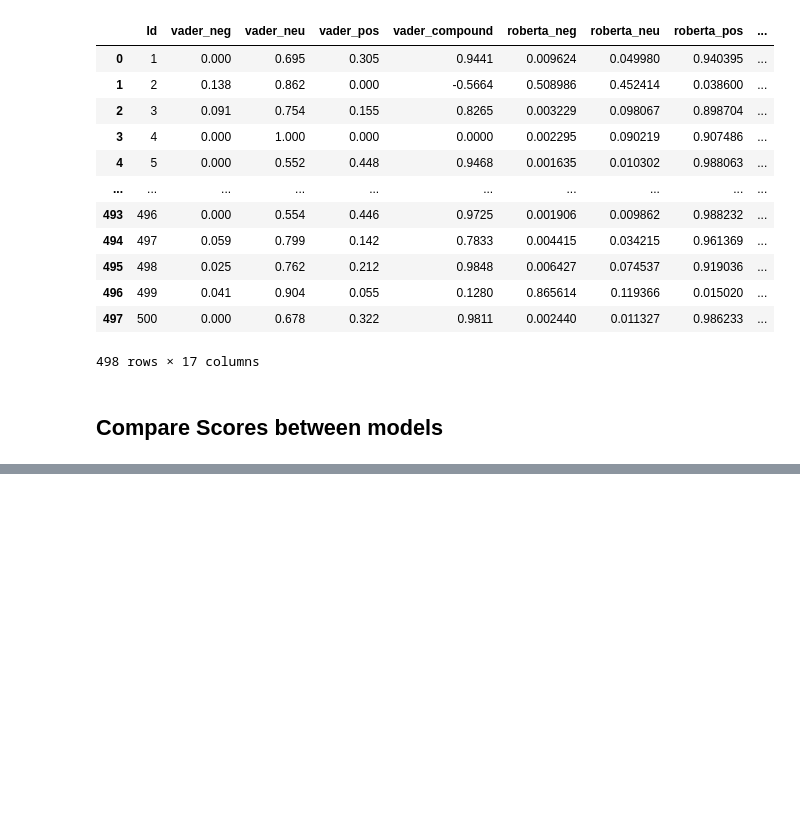
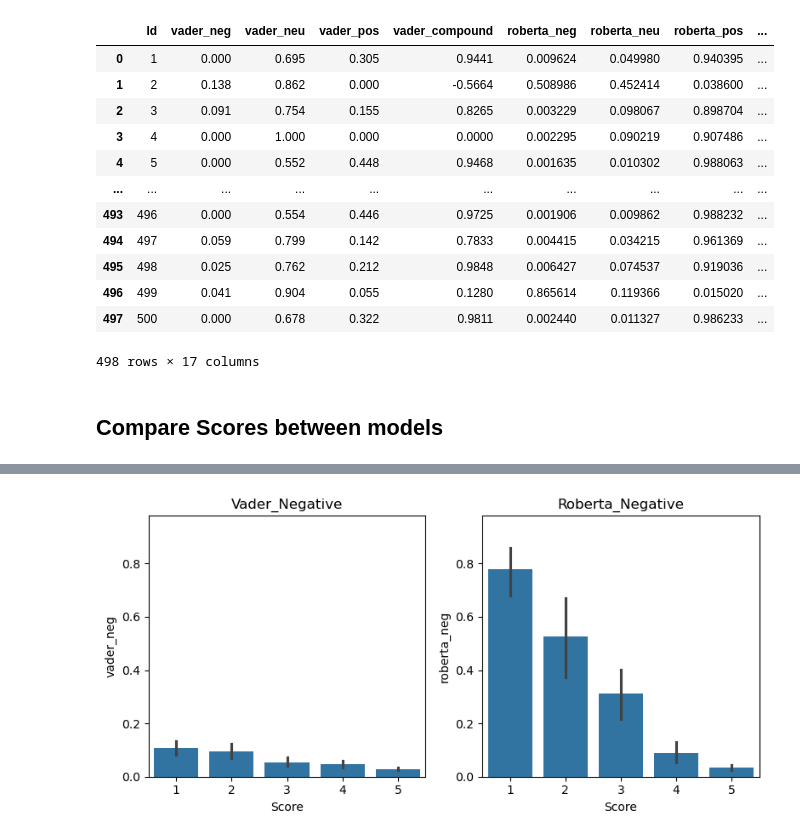
Before and after one commit to ankitrijal2054/Sentiment-Analysis, a Jupyter notebook: model.ipynb, the cells around one changed output, grey strips where cells are left out. Saved outputs shown, nothing was run; the diff lists cells and outputs as text; code cells hidden in the pictures; blank space fills up the shorter version.

```diff
--- a/model.ipynb
+++ b/model.ipynb
@@ -165,0 +195,15 @@ sentiment_df
+# %%
+
+fig, axs = plt.subplots(1, 2, figsize=(8, 4))
+sns.barplot(data=sentiment_df, x='Score', y='vader_neg', ax=axs[0])
+sns.barplot(data=sentiment_df, x='Score', y='roberta_neg', ax=axs[1])
+axs[0].set_title('Vader_Negative')
+axs[1].set_title('Roberta_Negative')
+
+max_y = max(sentiment_df['vader_neg'].max(), sentiment_df['roberta_neg'].max())
+axs[0].set_ylim(0, max_y)
+axs[1].set_ylim(0, max_y)
+
+fig.tight_layout()
+# %% [output]
+[figure, added]
```
Also changed, not shown: parts of 2 cells of this notebook.
